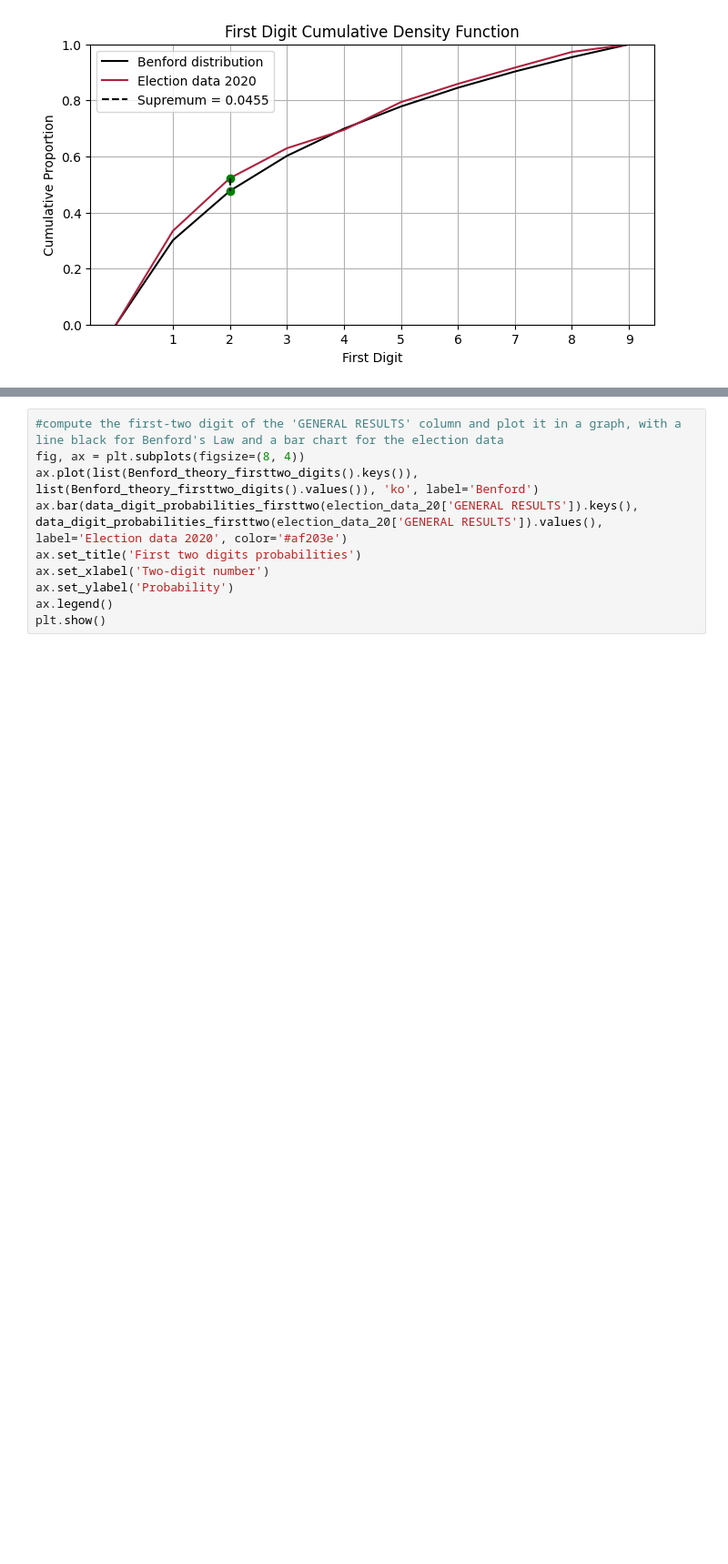
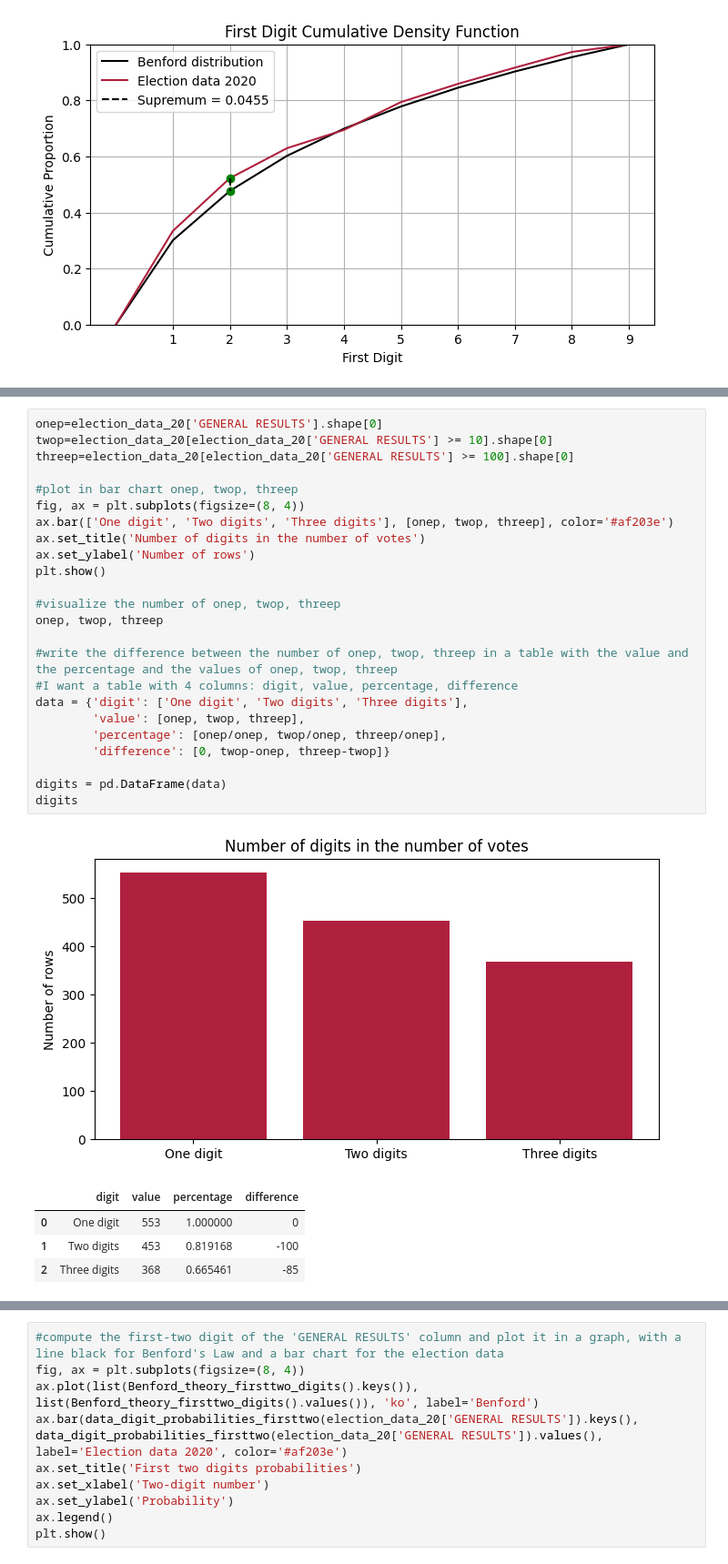
Before and after one commit to Ftoffoletto/masterthesis, a Jupyter notebook: Election/Benford.ipynb, the cells around one changed output, grey strips where cells are left out. Shown at 91% size. Cells and saved outputs as stored; diff of their text form; blank space fills up the shorter version.

```diff
--- a/Election/Benford.ipynb
+++ b/Election/Benford.ipynb
@@ -2732,3 +2857,33 @@ ax.legend()
 plt.show()
 # %% [output]
 [figure]
+# %%
+onep=election_data_20['GENERAL RESULTS'].shape[0]
+twop=election_data_20[election_data_20['GENERAL RESULTS'] >= 10].shape[0]
+threep=election_data_20[election_data_20['GENERAL RESULTS'] >= 100].shape[0]
+
+#plot in bar chart onep, twop, threep
+fig, ax = plt.subplots(figsize=(8, 4))
+ax.bar(['One digit', 'Two digits', 'Three digits'], [onep, twop, threep], color='#af203e')
+ax.set_title('Number of digits in the number of votes')
+ax.set_ylabel('Number of rows')
+plt.show()
+
+#visualize the number of onep, twop, threep
+onep, twop, threep
+
+#write the difference between the number of onep, twop, threep in a table with the value and the percentage and the values of onep, twop, threep
+#I want a table with 4 columns: digit, value, percentage, difference
+data = {'digit': ['One digit', 'Two digits', 'Three digits'],
+        'value': [onep, twop, threep],
+        'percentage': [onep/onep, twop/onep, threep/onep],
+        'difference': [0, twop-onep, threep-twop]}
+
+digits = pd.DataFrame(data)
+digits
+# %% [output]
+[figure, added]
+|  | digit | value | percentage | difference |
+| 0 | One digit | 553 | 1.000000 | 0 |
+| 1 | Two digits | 453 | 0.819168 | -100 |
+| 2 | Three digits | 368 | 0.665461 | -85 |
```
Also changed, not shown: parts of 106 cells of this notebook, 1 other file.
